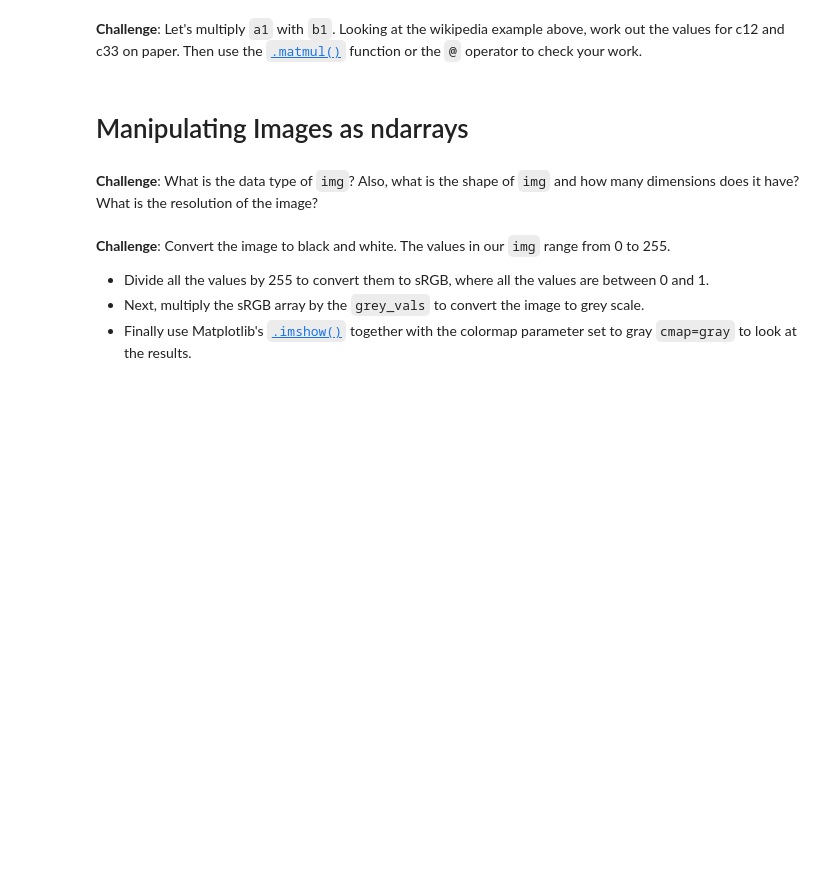
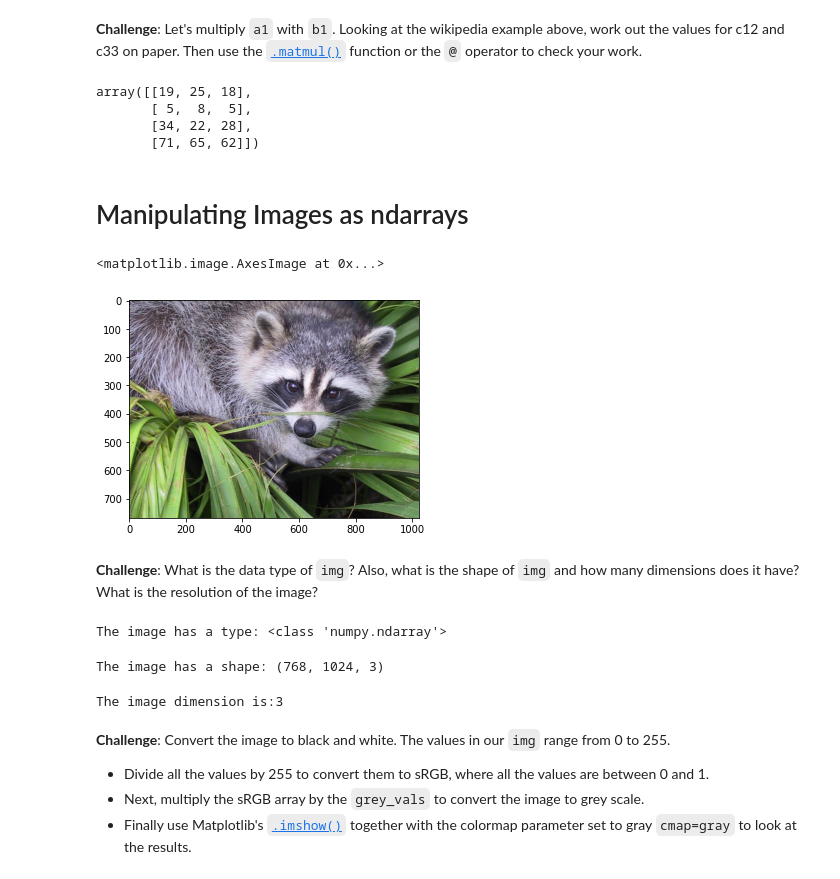
Before and after one commit to nastyc0de/python100dias, a Jupyter notebook: dia76/Computation_with_NumPy_and_N_Dimensional_Arrays_(start).ipynb, the cells around one changed output. Saved outputs shown, nothing was run; the diff lists cells and outputs as text; code cells hidden in the pictures; blank space fills up the shorter version.

```diff
--- a/dia76/Computation_with_NumPy_and_N_Dimensional_Arrays_(start).ipynb
+++ b/dia76/Computation_with_NumPy_and_N_Dimensional_Arrays_(start).ipynb
@@ -156,10 +239,37 @@ print('Dimensions of result: (4x2)*(2x3)=(4x3)')
 Dimensions of result: (4x2)*(2x3)=(4x3)
 # %% [markdown]
 **Challenge**: Let's multiply `a1` with `b1`. Looking at the wikipedia example above, work out the values for c12 and c33 on paper. Then use the [`.matmul()`](https://numpy.org/doc/stable/reference/generated/numpy.matmul.html) function or the `@` operator to check your work.
+# %%
+res = np.matmul(a1,b1)
+res
+# %% [output]
+array([[19, 25, 18],
+       [ 5,  8,  5],
+       [34, 22, 28],
+       [71, 65, 62]])
 # %% [markdown]
 # Manipulating Images as ndarrays
+# %%
+img = misc.face()
+# %%
+plt.imshow(img)
+# %% [output]
+<matplotlib.image.AxesImage at 0x...>
+[figure, added]
 # %% [markdown]
 **Challenge**: What is the data type of `img`? Also, what is the shape of `img` and how many dimensions does it have? What is the resolution of the image?
+# %%
+print(f'The image has a type: {type(img)}')
+# %% [output]
+The image has a type: <class 'numpy.ndarray'>
+# %%
+print(f'The image has a shape: {img.shape}')
+# %% [output]
+The image has a shape: (768, 1024, 3)
+# %%
+print(f'The image dimension is:{img.ndim}')
+# %% [output]
+The image dimension is:3
 # %% [markdown]
 **Challenge**: Convert the image to black and white. The values in our `img` range from 0 to 255.
 * Divide all the values by 255 to convert them to sRGB, where all the values are between 0 and 1.
```
Also changed, not shown: parts of 23 cells of this notebook, 2 other files.
